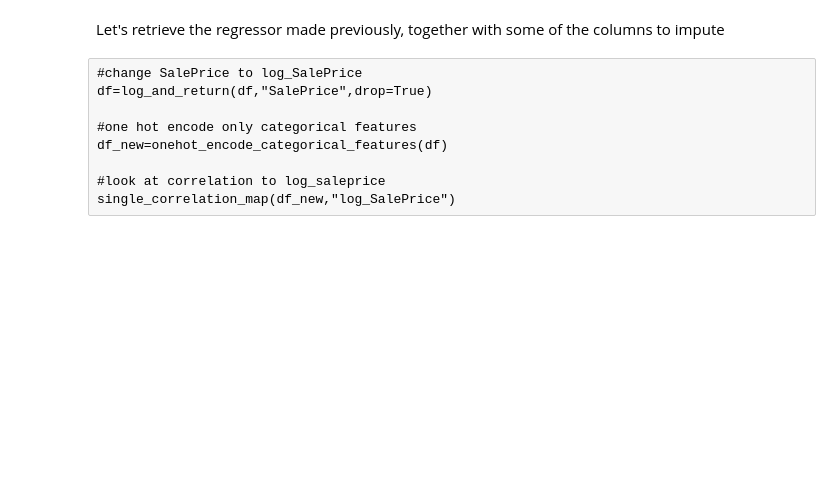
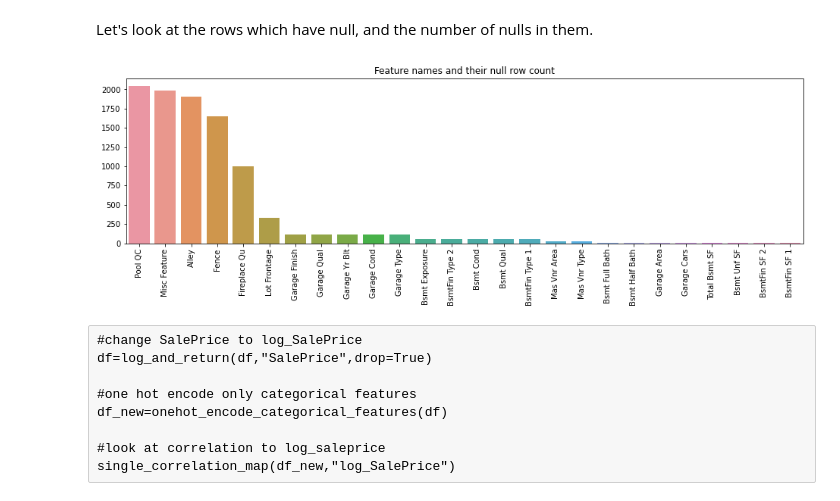
Before and after one commit to garyfoohw/GA_DSIF_project_2, a Jupyter notebook: code/03_Ordinals_to_numerical.ipynb, the cells around one changed output. Saved outputs shown, nothing was run; the diff lists cells and outputs as text; code cells hidden in the pictures; blank space fills up the shorter version.

Commit message:
08_outlier_removed_with_ordinal_to_numerical

```diff
--- a/code/03_Ordinals_to_numerical.ipynb
+++ b/code/03_Ordinals_to_numerical.ipynb
@@ -7,9 +7,26 @@ pd.set_option("display.max_rows",None)
 pd.set_option("display.max_columns",None)
 # %%
 df=pd.read_csv("../data/train.csv")
+
+#drop some useless columns
+cols_to_drop=["Id","PID"]
+df=df.drop(columns=cols_to_drop)
+
+#drop outliers identified in part 1
+df=df[df['Gr Liv Area']<=4500]
+df=df[df['SalePrice']>np.expm1(10)]
+
 df_copy=df.copy()
-# %% [markdown]
-Let's retrieve the regressor made previously, together with some of the columns to impute
+# %% [markdown]
+Let's look at the rows which have null, and the number of nulls in them.
+# %%
+df_null=df.isnull().sum().sort_values(ascending=False).loc[lambda x: x>0]
+# %%
+plt.figure(figsize=(16,4))
+sns.barplot(x=df_null.index, y=df_null).set_title("Feature names and their null row count")
+_=plt.xticks(rotation=90)
+# %% [output]
+[figure, added]
 # %% [raw]
 #change SalePrice to log_SalePrice
 df=log_and_return(df,"SalePrice",drop=True)
```
Also changed, not shown: parts of 18 cells of this notebook, 3 other files.
